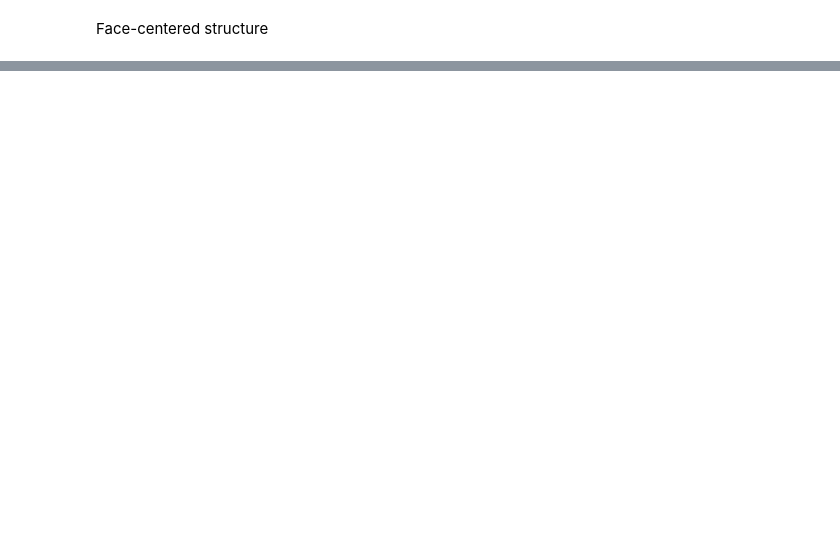
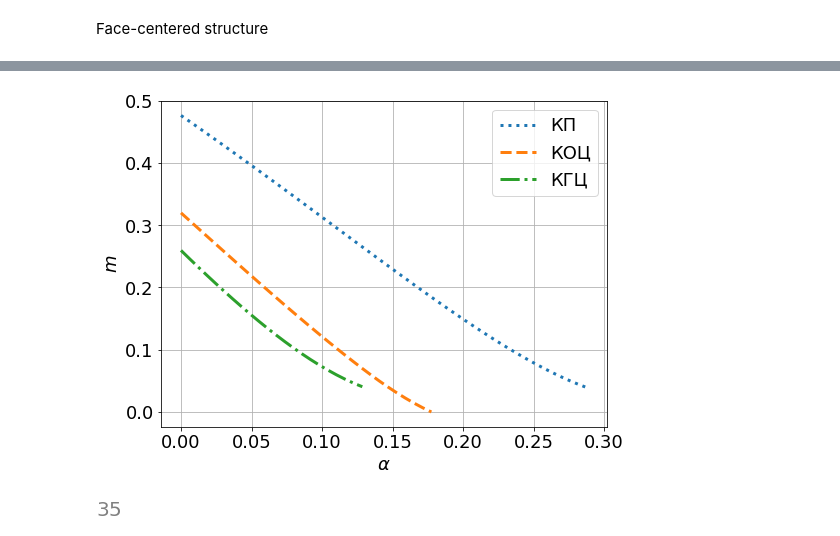
Before and after one commit to L-Nafaryus/anisotropy, a Jupyter notebook: data/analyze.ipynb, the cells around one changed output, grey strips where cells are left out. Cells and saved outputs as stored; diff of their text form; code cells hidden in the pictures; blank space fills up the shorter version.

```diff
--- a/data/analyze.ipynb
+++ b/data/analyze.ipynb
@@ -209,0 +257,47 @@ if savefig:
+# %%
+def porosity_a(a, label):
+    if label == "simple":
+        val = (1 - np.pi * (2 - 3 * a ** 2 * (3 - a)) / (12 * (1 - a) ** 3))
+
+    elif label == "bodyCentered":
+        a13 = a[a <= 0.134]
+        a13g = a[a > 0.134]
+        a = a13
+        val = (1 - np.pi * np.sqrt(3) * (1 - 2 * a ** 2 * (3 - a)) / (8 * (1 - a) ** 3)
+        )
+        a = a13g
+        val2 = (1 - np.pi * np.sqrt(3) * (1 - 2 * a ** 2 * (3 - a)) / (8 * (1 - a) ** 3) +
+            np.pi * (np.sqrt(3) - 2 * (1 - a)) ** 2 *
+            (np.sqrt(3) - (1 - a)) / (8 * (1 - a)**3)
+        )
+        val = np.append(val, val2)
+
+    elif label == "faceCentered":
+        val = (1 - np.pi * (1 - 3 * a ** 2 * (3 - a)) / (3 * np.sqrt(2) * (1 - a) ** 3))
+
+    return val
+
+def pad(x, y):
+    return np.pad(y, (0, x.size - y.size), 'constant', constant_values = np.nan)
+# %%
+alpha = np.linspace(0, 0.3, 50)
+porosity_simple = porosity_a(alpha[alpha <= 0.2929], "simple")
+porosity_bodyCentered = porosity_a(alpha[alpha <= 0.1835], "bodyCentered")
+porosity_faceCentered = porosity_a(alpha[alpha <= 0.134], "faceCentered")
+# %%
+fig, ax = plt.subplots(nrows = 1, ncols = 1, figsize = (8, 6))
+
+ax.plot(alpha, pad(alpha, porosity_simple), ":", label = "КП")
+ax.plot(alpha, pad(alpha, porosity_bodyCentered), "--", label = "КОЦ")
+ax.plot(alpha, pad(alpha, porosity_faceCentered), "-.", label = "КГЦ")
+plt.legend()
+plt.grid(True)
+plt.xlabel(r"$\alpha$")
+plt.ylabel(r"$m$")
+plt.show()
+
+if savefig:
+    fig.tight_layout()
+    fig.savefig("porosity-analytical.tiff")
+# %% [output]
+[figure, added]
@@ -209,0 +314,4 @@ if savefig:
+# %%
+porosity_a(alpha[alpha <= 0.18], "bodyCentered").size
+# %% [output]
+[figure, added]
```
Also changed, not shown: parts of 19 cells of this notebook, 3 other files.
